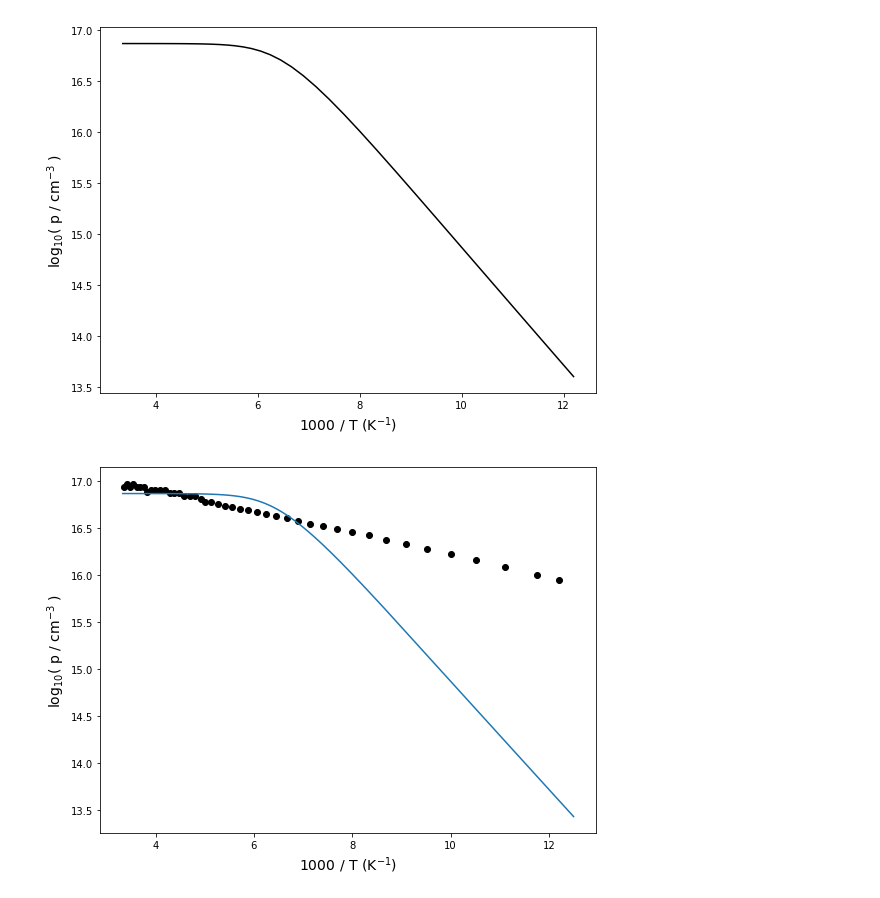
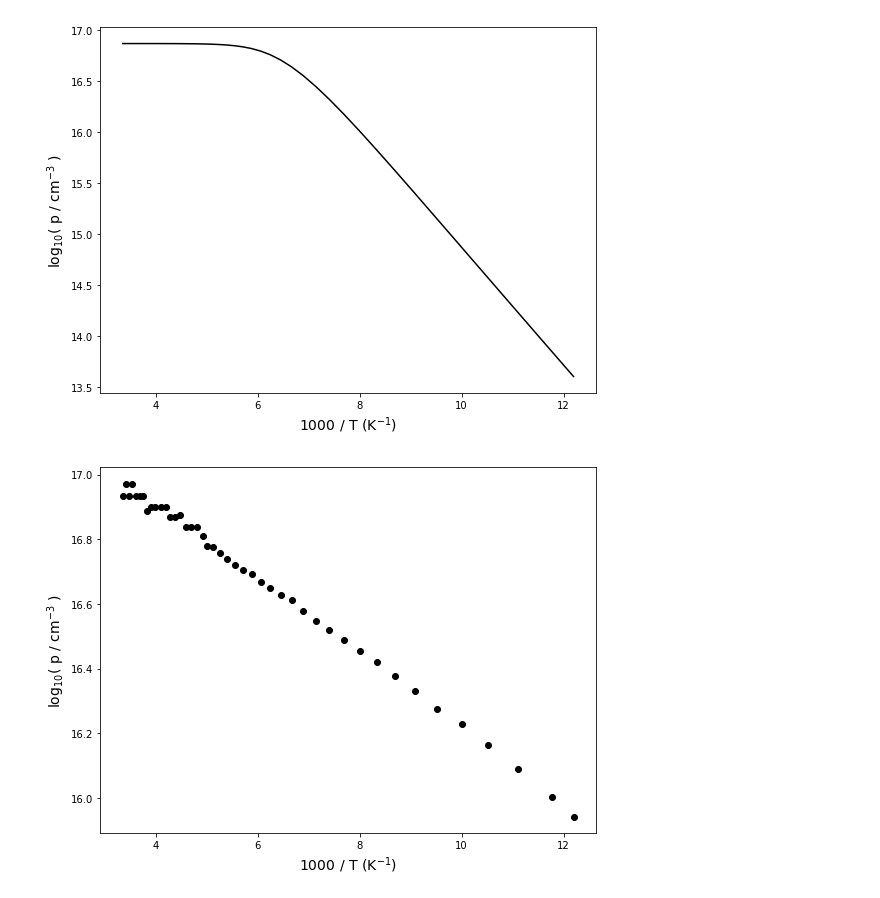
Before and after one commit to iyanmv/APL_ws18-19, a Jupyter notebook: Hall/Hall_effect.ipynb, the cells around one changed output. Drawn from its saved outputs; the diff is of its cells as text; code cells hidden in the pictures.

```diff
--- a/Hall/Hall_effect.ipynb
+++ b/Hall/Hall_effect.ipynb
@@ -302,13 +314,13 @@ plt.tight_layout()
 # %%
 fig, ax = plt.subplots(1,1, figsize=(8,6))
 ax.plot(1000/T3, np.log10(p), 'ko')
 T = np.linspace(80,300,1000)
-ax.plot(1000/T, np.log10(p_doping(T, *popt)))
+#ax.plot(1000/T, np.log10(p_doping(T, *popt)))
 ax.set_xlabel('1000 / T (K$^{-1}$)', fontsize=14)
 ax.set_ylabel('$\log_{10}($ p / cm$^{-3}$ )', fontsize=14)
 plt.tight_layout()
 # %% [output]
-[figure, old version]
+[figure, new version]
 # %%
 def vdP(R, rho):
     return np.exp(-np.pi * R[0] * d / rho) + np.exp(-np.pi * R[1] * d / rho)
```
Also changed, not shown: parts of 5 cells of this notebook, 1 other file.
